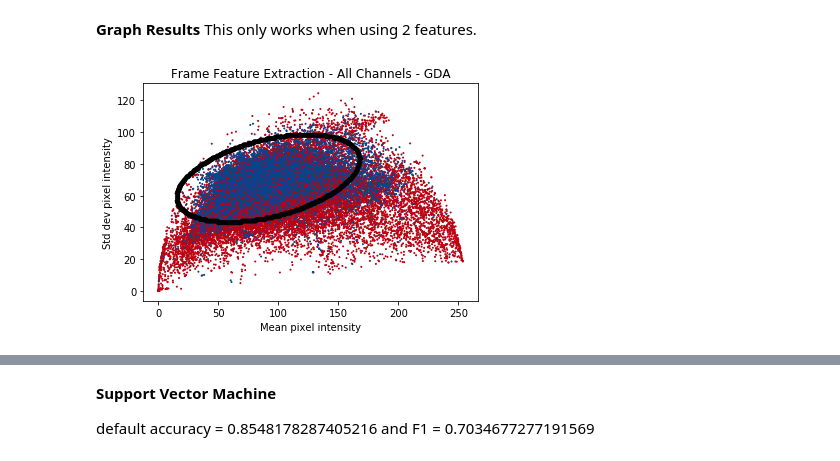
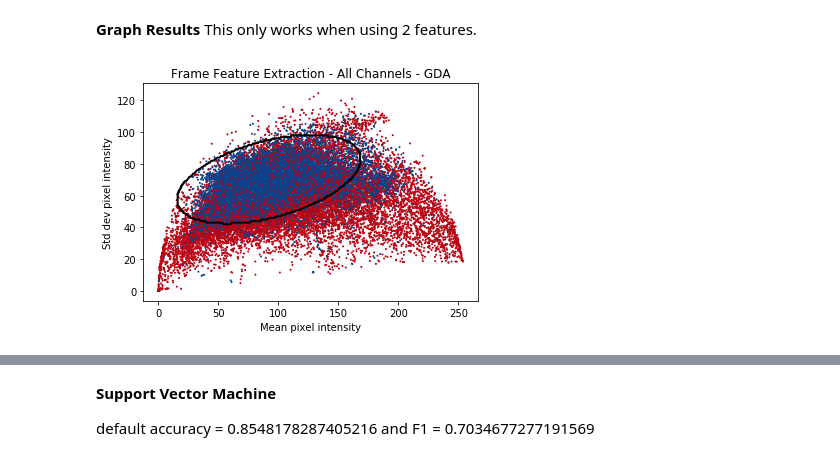
Before and after one commit to mdcramer/cs229-Rekall, a Jupyter notebook: commercial_experiments/GDA and SVM.ipynb, the cells around one changed output, grey strips where cells are left out. Saved outputs shown, nothing was run; the diff lists cells and outputs as text; code cells hidden in the pictures.

Commit message:
single-sigma GDA and formatting enhancements
fixed decision boundary plotting for GDA and SVM. added single-sigma calculation to GDA. added formatting to graphs in frame feature extractor.

```diff
--- a/commercial_experiments/GDA and SVM.ipynb
+++ b/commercial_experiments/GDA and SVM.ipynb
@@ -17,7 +17,7 @@ test_with_true_labels = True
 test_file = os.path.join(data_root, 'commercials\\data\\true_labels_images_features.txt')
 percent_for_test = 0.10 # used for splitting data when not testing with true labels
 
-num_features_to_use = 2
+num_features_to_use = 8
 # %%
 def load_data(filename):
 
@@ -100,8 +100,9 @@ def compute_parameters(x_train, y_train):
 
     sigma0 = sigma0 / np.sum(1 - y_train)
     sigma1 = sigma1 / np.sum(y_train)
+    sigma = (sigma0 * np.sum(1 - y_train) + sigma1 * np.sum(y_train)) / n
 
-    return phi, mu0, mu1, sigma0, sigma1
+    return phi, mu0, mu1, sigma0, sigma1, sigma
 # %%
 def gaussian_prob(x, mu, inv_sigma, sqrt_det_sigma):
     return np.exp(-np.dot(x - mu, np.dot(inv_sigma, x - mu))/2) / ((2*np.pi)**(mu.shape[0]/2) * sqrt_det_sigma)
@@ -134,9 +135,19 @@ def make_predictions(x_test, y_test, phi, mu0, mu1, sigma0, sigma1):
     accuracy = np.sum((predictions == y_test) * 1) / len(predictions)
     F1 = 2 * tp / (2 * tp + fn + fp)
 
+    print(tp, fp, fn, tn)
+    n = tp + fp + fn + tn
+    print(tp/n, fp/n, fn/n, tn/n)
+
     return accuracy, F1
 # %%
-phi, mu0, mu1, sigma0, sigma1 = compute_parameters(x_train[:10000], y_train[:10000])
+phi, mu0, mu1, sigma0, sigma1, sigma = compute_parameters(x_train[:10000], y_train[:10000])
+
+print('Results with single Sigma')
+accuracy, F1 = make_predictions(x_test, y_test, phi, mu0, mu1, sigma, sigma)
+print('Accuracy = %f and F1 = %f' % (accuracy, F1))
+
+print('\nResults with two Sigmas')
 accuracy, F1 = make_predictions(x_test, y_test, phi, mu0, mu1, sigma0, sigma1)
 print('Accuracy = %f and F1 = %f' % (accuracy, F1))
 # %% [output]
@@ -179,41 +198,52 @@ x_top = []
 y_top = []
 x_left = []
 y_left = []
+x_right = []
+y_right = []
 inv_sigma0 = np.linalg.inv(sigma0)
 sqrt_det_sigma0 = np.sqrt(np.linalg.det(sigma0))
 inv_sigma1 = np.linalg.inv(sigma1)
 sqrt_det_sigma1 = np.sqrt(np.linalg.det(sigma1))
 for i in range(0, 250):
     for j in range(0, 120):
         pos = gaussian_prob([i,  j], mu1, inv_sigma1, sqrt_det_sigma1) * phi
         neg = gaussian_prob([i,  j], mu0, inv_sigma0, sqrt_det_sigma0) * (1 - phi)
         if abs(1 - pos / neg) < .2:
             x_bottom.append(i)
             y_bottom.append(j)
             break
     for j in range(120, 0, -1):
         pos = gaussian_prob([i,  j], mu1, inv_sigma1, sqrt_det_sigma1) * phi
         neg = gaussian_prob([i,  j], mu0, inv_sigma0, sqrt_det_sigma0) * (1 - phi)
         if abs(1 - pos / neg) < .2:
             x_top.append(i)
             y_top.append(j)
             break
 for j in range(50, 70):
     for i in range(10, 50):
         pos = gaussian_prob([i,  j], mu1, inv_sigma1, sqrt_det_sigma1) * phi
         neg = gaussian_prob([i,  j], mu0, inv_sigma0, sqrt_det_sigma0) * (1 - phi)
         if abs(1 - pos / neg) < .2:
             x_left.append(i)
             y_left.append(j)
             break
+for j in range(70, 90):
+    for i in range(200, 150, -1):
+        pos = gaussian_prob([i,  j], mu1, inv_sigma1, sqrt_det_sigma1) * phi
+        neg = gaussian_prob([i,  j], mu0, inv_sigma0, sqrt_det_sigma0) * (1 - phi)
+        if abs(1 - pos / neg) < .2:
+            x_right.append(i)
+            y_right.append(j)
+            break
 
-plt.plot(x_bottom, y_bottom, 'k', linewidth=5)
-plt.plot(x_top, y_top, 'k', linewidth=5)
-plt.plot(x_left, y_left, 'k', linewidth=5)
+plt.plot(x_bottom, y_bottom, 'k', linewidth=2)
+plt.plot(x_top, y_top, 'k', linewidth=2)
+plt.plot(x_left, y_left, 'k', linewidth=2)
+plt.plot(x_right, y_right, 'k', linewidth=2)
 
 plt.show()
 # %% [output]
-[figure, old version]
+[figure, new version]
 # %%
 phi, mu0, mu1, sigma0, sigma1 = compute_parameters(x_test, y_test)
 phi, mu0, mu1, sigma0, sigma1
```
Also changed, not shown: parts of 7 cells of this notebook.
